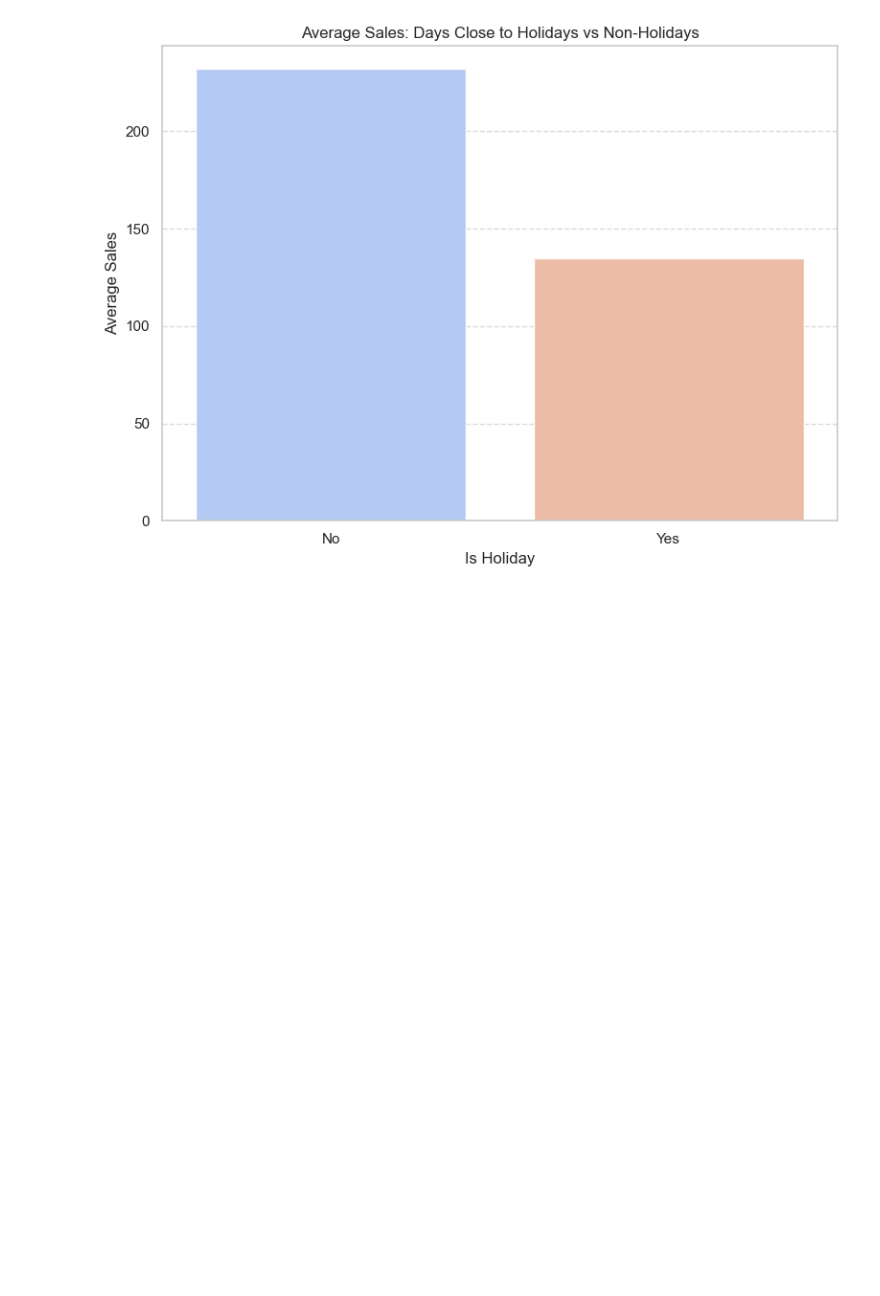
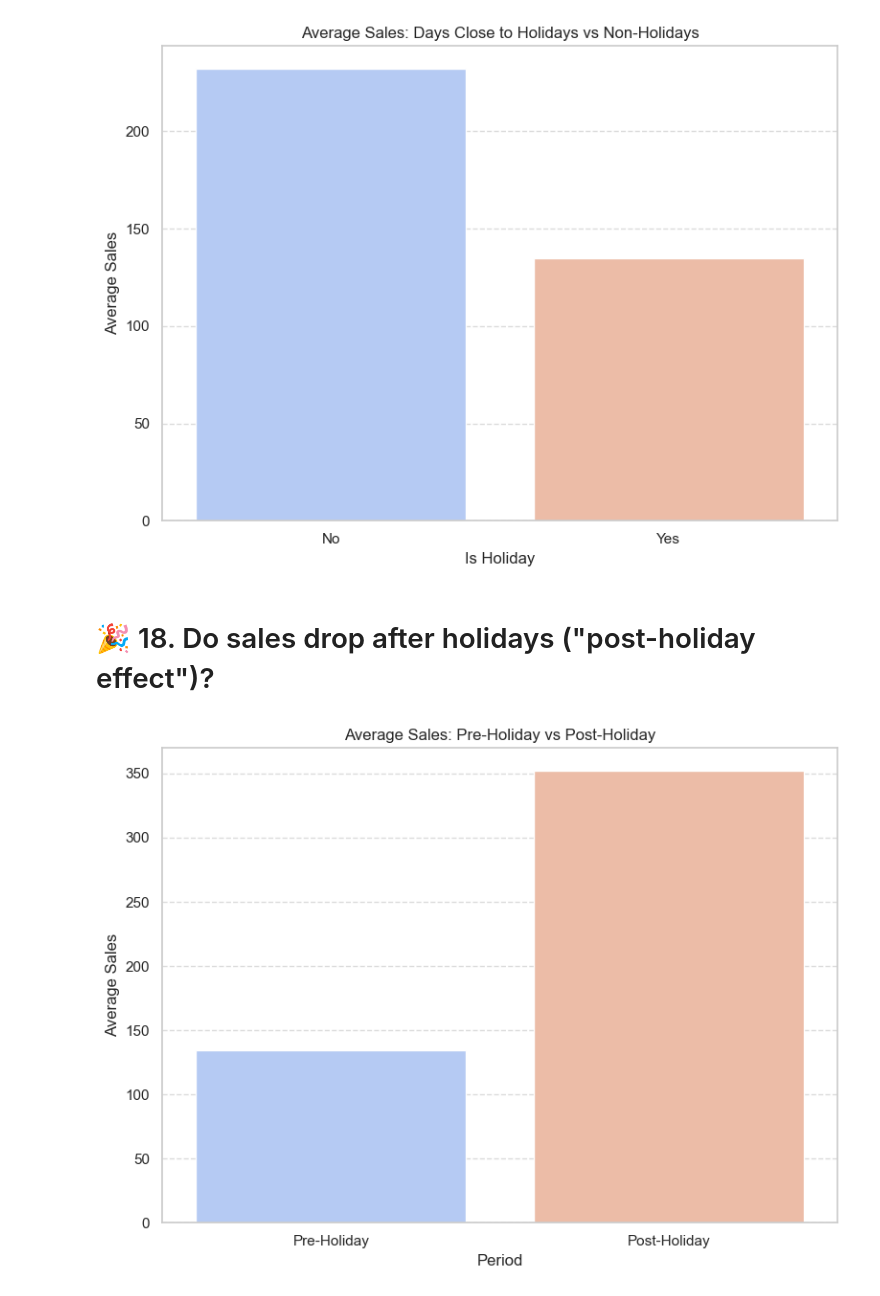
Before and after one commit to Seif-Eldin-Omar/sales-forecasting-optimization, a Jupyter notebook: notebooks/visualization_demo.ipynb, the cells around one changed output. Saved outputs shown, nothing was run; the diff lists cells and outputs as text; code cells hidden in the pictures; blank space fills up the shorter version.

Commit message:
modefied visualization and analusis

```diff
--- a/notebooks/visualization_demo.ipynb
+++ b/notebooks/visualization_demo.ipynb
@@ -707,3 +707,27 @@ plt.tight_layout()
 plt.show()
 # %% [output]
 [figure]
+# %% [markdown]
+# 🎉 18. Do sales drop after holidays ("post-holiday effect")?
+# %%
+post_holiday_sales = df[(df['is_holiday'] == 0) & (df['days_to_holiday'] > 0)]['sales'].mean()
+pre_holiday_sales = df[(df['is_holiday'] == 1) & (df['days_to_holiday'] < 7)]['sales'].mean()
+# Create a DataFrame for visualization
+sales_comparison = pd.DataFrame({
+    'Period': ['Pre-Holiday', 'Post-Holiday'],
+    'Average Sales': [pre_holiday_sales, post_holiday_sales]
+})
+
+# Plot the data
+plt.figure(figsize=(8, 6))
+sns.barplot(data=sales_comparison, x='Period', y='Average Sales', palette='coolwarm')
+
+# Customize the plot
+plt.title('Average Sales: Pre-Holiday vs Post-Holiday')
+plt.xlabel('Period')
+plt.ylabel('Average Sales')
+plt.grid(axis='y', linestyle='--', alpha=0.7)
+plt.tight_layout()
+plt.show()
+# %% [output]
+[figure, added]
```
Also changed, not shown: parts of 19 cells of this notebook, 6 other files.
